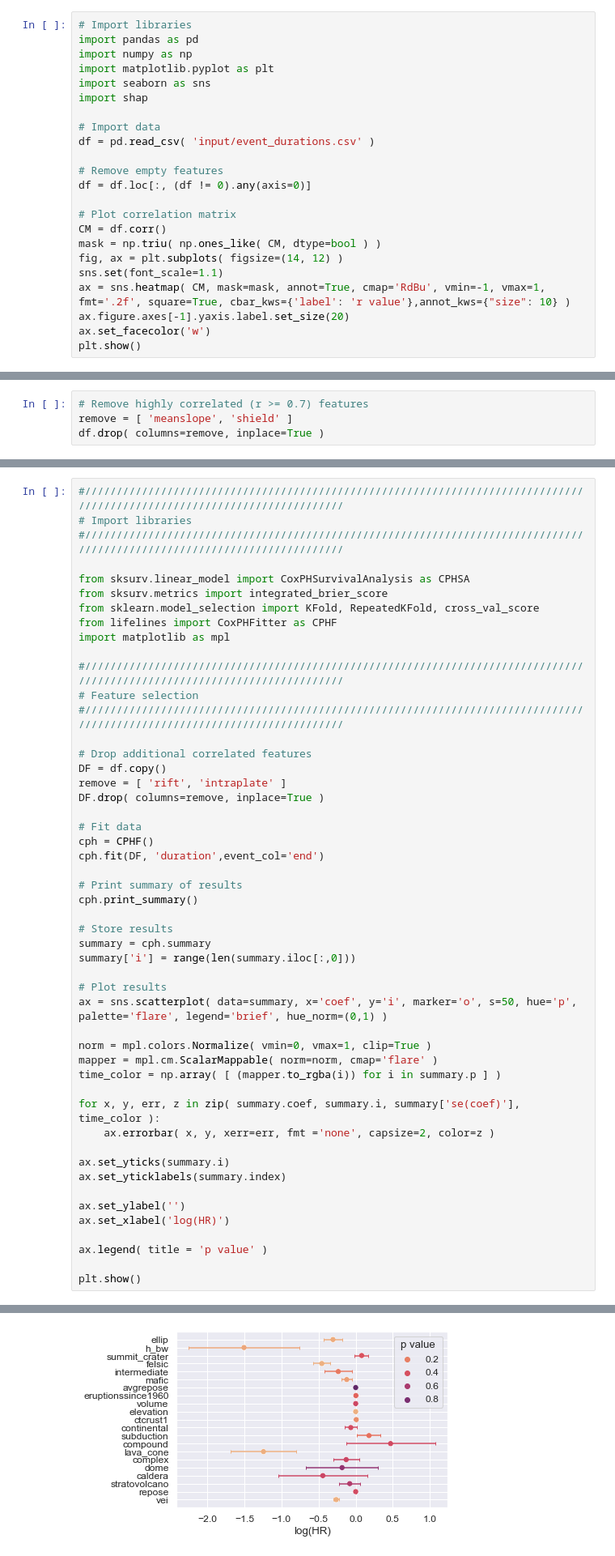
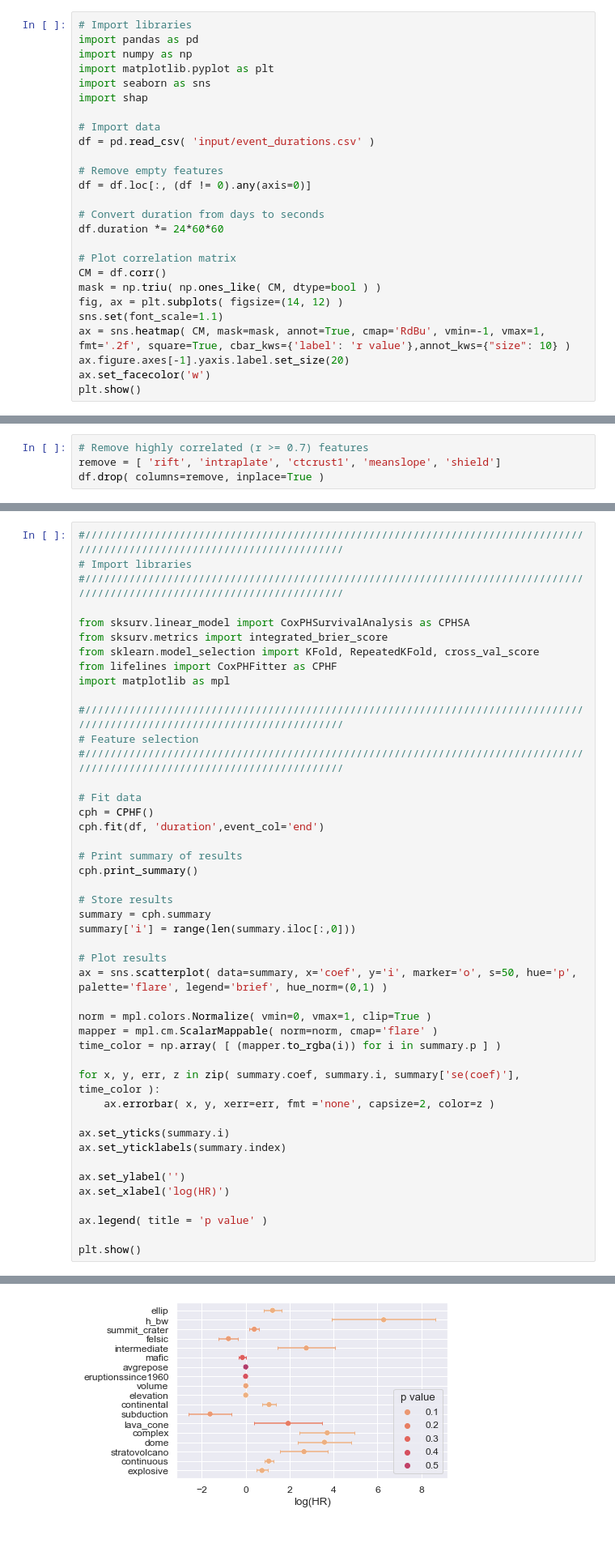
Before and after one commit to DJRgeoscience/eruption_duration, a Jupyter notebook: Event_Survival_Analysis.ipynb, the cells around one changed output, grey strips where cells are left out. Shown at 81% size. Saved outputs shown, nothing was run; the diff lists cells and outputs as text.

```diff
--- a/Event_Survival_Analysis.ipynb
+++ b/Event_Survival_Analysis.ipynb
@@ -40,6 +40,9 @@ df = pd.read_csv( 'input/event_durations.csv' )
 # Remove empty features
 df = df.loc[:, (df != 0).any(axis=0)]
 
+# Convert duration from days to seconds
+df.duration *= 24*60*60
+
 # Plot correlation matrix
 CM = df.corr()
 mask = np.triu( np.ones_like( CM, dtype=bool ) )
@@ -54,6 +57,6 @@ plt.show()
 # %%
 # Remove highly correlated (r >= 0.7) features
-remove = [ 'meanslope', 'shield' ]
+remove = [ 'rift', 'intraplate', 'ctcrust1', 'meanslope', 'shield']
 df.drop( columns=remove, inplace=True )
 # %% [markdown]
 ## 2.1.2. Cox Proportional Hazards Model.
@@ -75,14 +78,9 @@ import matplotlib as mpl
 # Feature selection
 #/////////////////////////////////////////////////////////////////////////////////////////////////////////////////////////
 
-# Drop additional correlated features
-DF = df.copy()
-remove = [ 'rift', 'intraplate' ]
-DF.drop( columns=remove, inplace=True )
-
 # Fit data
 cph = CPHF()
-cph.fit(DF, 'duration',event_col='end')
+cph.fit(df, 'duration',event_col='end')
 
 # Print summary of results
 cph.print_summary()
@@ -143,4 +141,4 @@ plt.show()
-[figure, old version]
+[figure, new version]
 # %%
 #/////////////////////////////////////////////////////////////////////////////////////////////////////////////////////////
 # Prepare data
```
Also changed, not shown: parts of 49 cells of this notebook, 24 other files.
